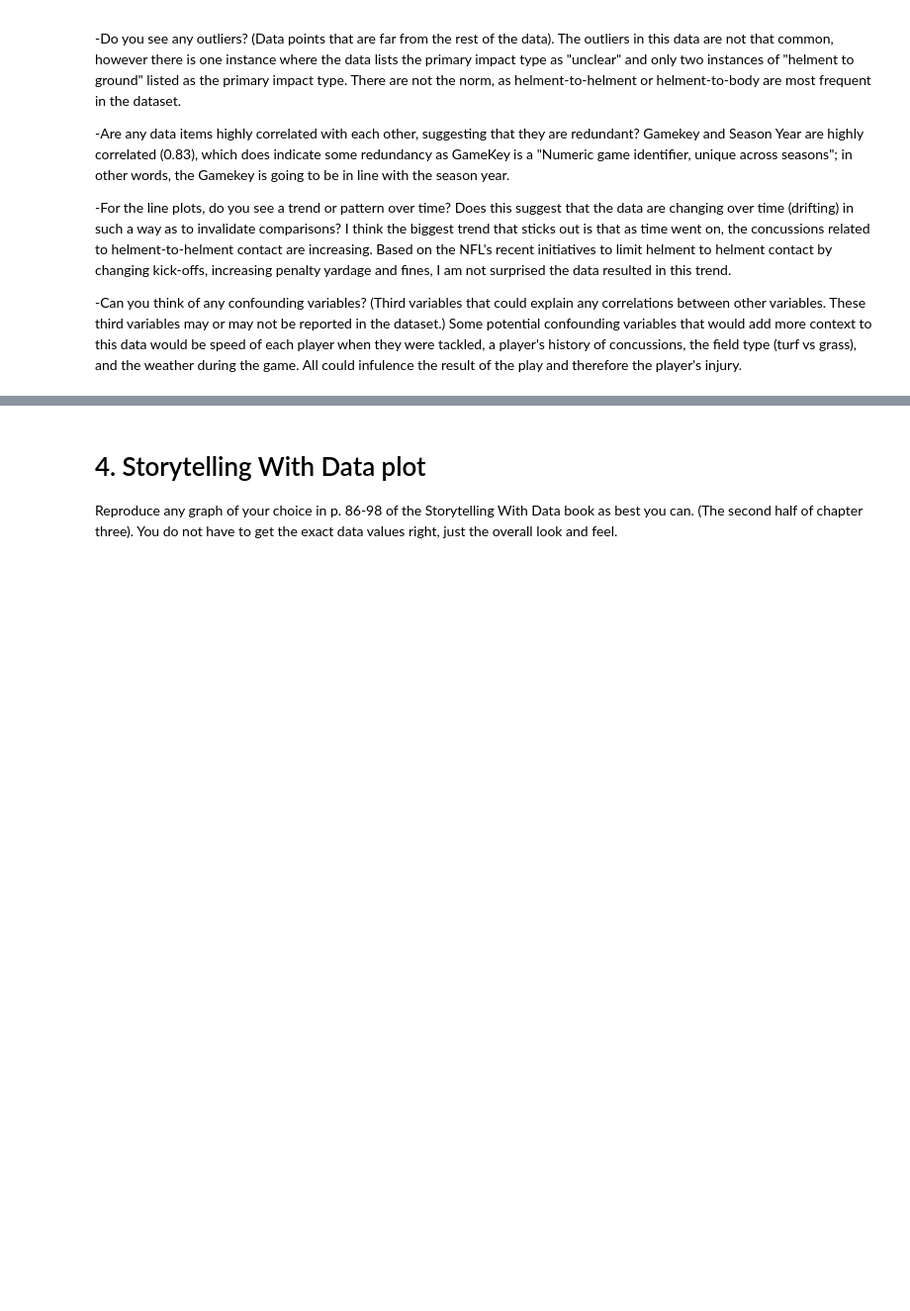
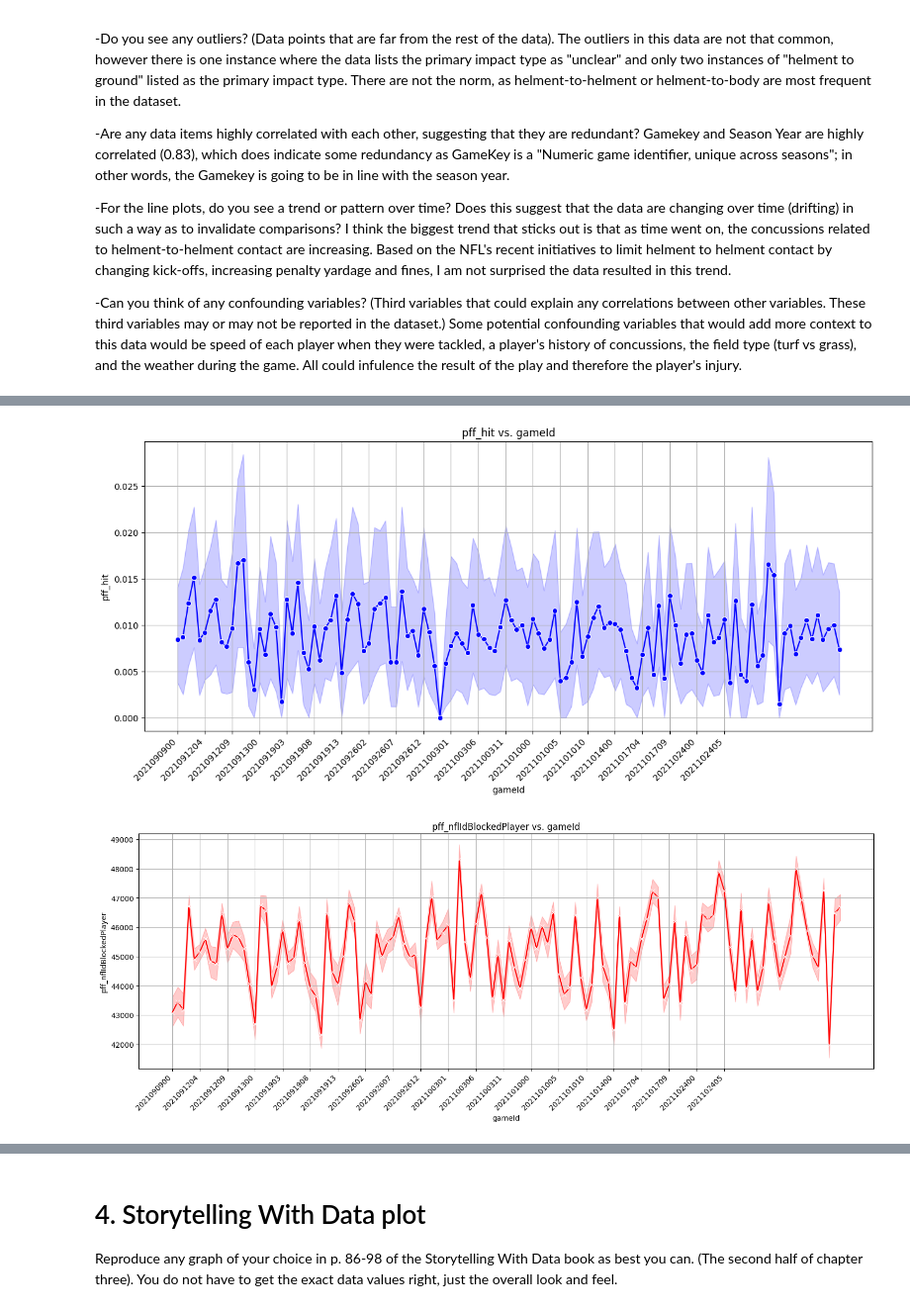
Before and after one commit to hnm15/ModB, a Jupyter notebook: Week6.ipynb, the cells around one changed output, grey strips where cells are left out. Shown at 99% size. Saved outputs shown, nothing was run; the diff lists cells and outputs as text; code cells hidden in the pictures; blank space fills up the shorter version.

Commit message:
with 2 datasets

```diff
--- a/Week6.ipynb
+++ b/Week6.ipynb
@@ -232,0 +309,37 @@ Some potential confounding variables that would add more context to this data wo
+# %%
+#Draw line graphs and/or area graphs when there is date or time data together with numerical data
+
+## No real date or time available for this dataset, using GameID instead
+
+import pandas as pd
+import matplotlib.pyplot as plt
+import seaborn as sns
+
+
+df_pff['gameId'] = df_pff['gameId'].astype(str)
+
+# pff_hit vs. Game ID
+plt.figure(figsize=(15, 6))
+sns.lineplot(data=df_pff, x='gameId', y='pff_hit', marker='o', color='b')
+plt.title('pff_hit vs. gameId')
+plt.xlabel('gameId')
+plt.ylabel('pff_hit')
+plt.grid(True)
+plt.xticks(rotation=45, ha='right')
+plt.xticks(np.arange(0, 101, 5))
+plt.show()
+
+# pff_nflIdBlockedPlayer vs. Game ID
+plt.figure(figsize=(15, 6))
+sns.lineplot(data=df_pff, x='gameId', y='pff_nflIdBlockedPlayer', marker='x', color='r')
+plt.title('pff_nflIdBlockedPlayer vs. gameId')
+plt.xlabel('gameId')
+plt.ylabel('pff_nflIdBlockedPlayer')
+plt.xticks(rotation=45, ha='right')
+plt.tight_layout()
+plt.xticks(np.arange(0, 101, 5))
+plt.grid(True)
+plt.show()
+# %% [output]
+[figure, added]
+[figure, added]
```
Also changed, not shown: parts of 7 cells of this notebook.
